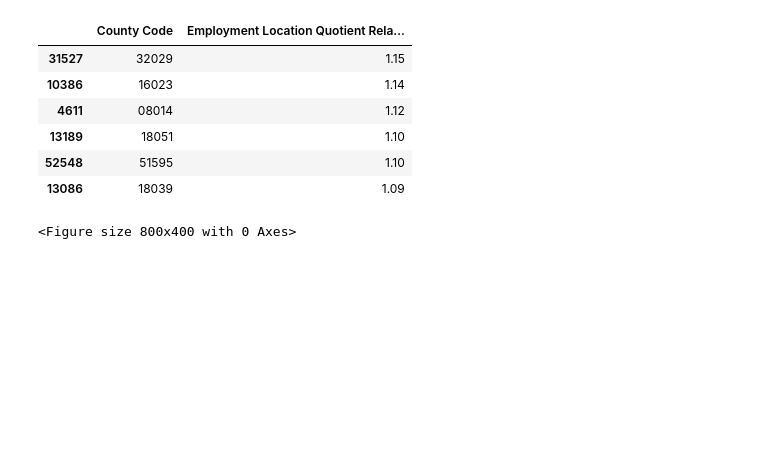
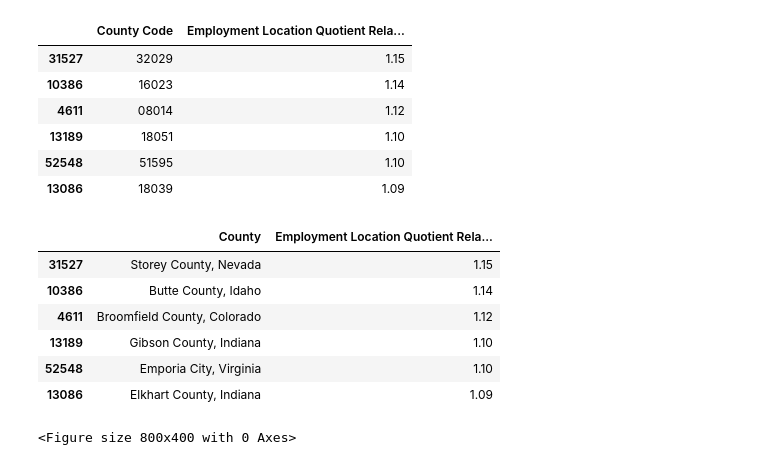
Before and after one commit to shirleyrutgers/DataManPy, a Jupyter notebook: ps0dataman.ipynb, the cells around one changed output. Cells and saved outputs as stored; diff of their text form; code cells hidden in the pictures; blank space fills up the shorter version.

```diff
--- a/ps0dataman.ipynb
+++ b/ps0dataman.ipynb
@@ -496,6 +511,19 @@ priv_filtered.nlargest(
 | 13189 | 18051 | 1.10 |
 | 52548 | 51595 | 1.10 |
 | 13086 | 18039 | 1.09 |
+# %%
+# Six highest values
+priv.nlargest(
+    6, lq_column_check
+)[['County', lq_column_check]]
+# %% [output]
+|  | County | Employment Location Quotient Rela... |
+| 31527 | Storey County, Nevada | 1.15 |
+| 10386 | Butte County, Idaho | 1.14 |
+| 4611 | Broomfield County, Colorado | 1.12 |
+| 13189 | Gibson County, Indiana | 1.10 |
+| 52548 | Emporia City, Virginia | 1.10 |
+| 13086 | Elkhart County, Indiana | 1.09 |
 # %%
 plt.figure(figsize=(8, 4))
 sns.boxplot(data=priv_filtered, x=lq_column)
```
Also changed, not shown: parts of 1 cell of this notebook.
